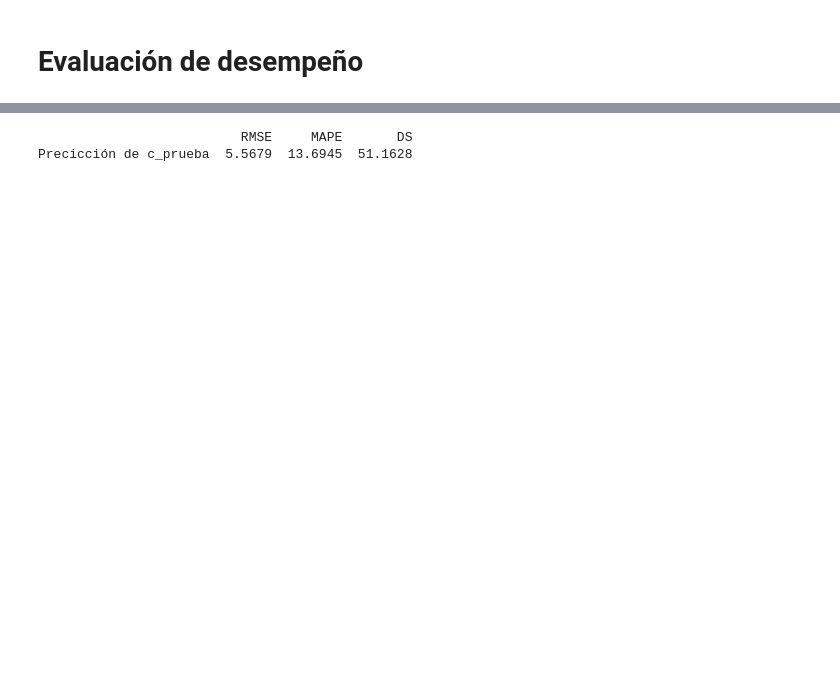
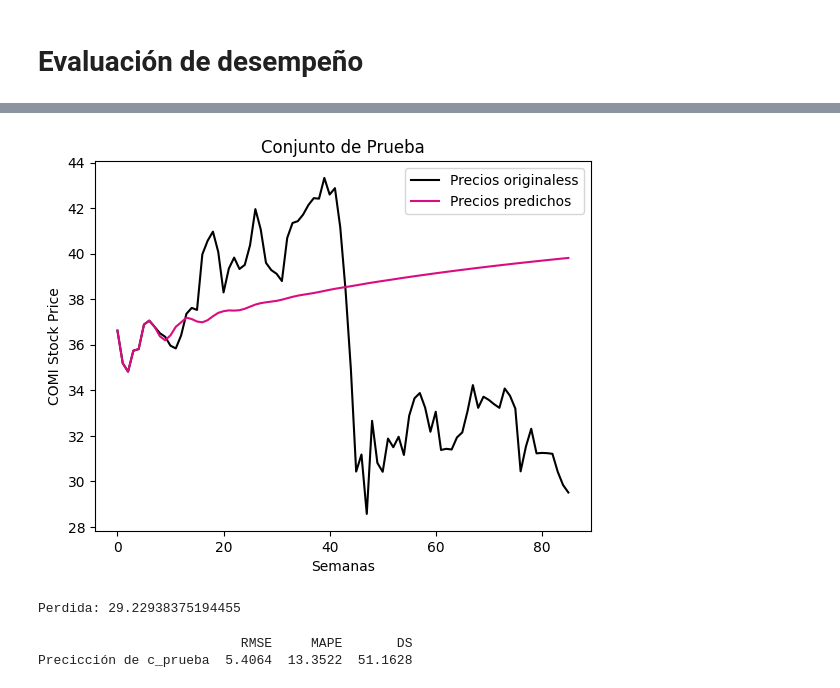
Before and after one commit to MiguelAngelLiera/Stock_Exchange_NN_PP, a Jupyter notebook: LSTM.ipynb, the cells around one changed output, grey strips where cells are left out. Cells and saved outputs as stored; diff of their text form; code cells hidden in the pictures; blank space fills up the shorter version.

```diff
--- a/LSTM.ipynb
+++ b/LSTM.ipynb
@@ -275,23 +241,11 @@ plt.show()
 # %%
 # Ahora, el modelo ha sido entrenado de manera iterativa
-
 red_ap_X_prueba_n = np.reshape(X_prueba_n[0,:], (1, X_prueba_n[0,:].shape[0], 1))
 red_ap_precios_predichos = red.predict(red_ap_X_prueba_n)
 f_predicted_sp_cierre = m_m_s.inverse_transform(red_ap_precios_predichos)
 
 # Predice el conjunto de prueba usando la prediccion predictiva (ñps datos que va prediciendo)
-
-red_ap_precios_predichos = utls.genera_prediccion_predictiva(red_ap_X_prueba_n.reshape(8),8,78,red)
+red_ap_precios_predichos = utls.genera_prediccion_predictiva(red_ap_X_prueba_n.reshape(8),8,precios_reales.shape[0],red)
 temp = red_ap_precios_predichos
-red_ap_precios_predichos = m_m_s_prueba.inverse_transform(red_ap_precios_predichos.reshape(86,1))
-
-#Sin normalizar
-#red_ap_precios_predichos = m_m_s_prueba.inverse_transform(c_prueba_n)
-plt.plot(c_prueba, color = 'black', label = 'COMI original Stock prices') #c_prueba_n
-plt.plot(red_ap_precios_predichos, color='#DA0C81', label = 'Predicted COMI closing Stock prices')
-plt.title('COMI Stock Price Prediction')
-plt.xlabel('Semanas')
-plt.ylabel('COMI Stock Price')
-plt.legend()
-plt.show()
+red_ap_precios_predichos = m_m_s_prueba.inverse_transform(red_ap_precios_predichos.reshape(c_prueba.shape[0],1))
 # %% [output]
@@ -316,3 +269,17 @@ plt.show()
+# %%
+#Sin normalizar
+#red_ap_precios_predichos = m_m_s_prueba.inverse_transform(c_prueba_n)
+plt.plot(c_prueba, color = 'black', label = 'Precios originaless') #c_prueba_n
+plt.plot(red_ap_precios_predichos, color='#DA0C81', label = 'Precios predichos')
+plt.title('Conjunto de Prueba')
+plt.xlabel('Semanas')
+plt.ylabel('COMI Stock Price')
+plt.legend()
+plt.show()
+print(f"Perdida: {mean_squared_error(np.reshape(red_ap_precios_predichos, (red_ap_precios_predichos.shape[0])), np.reshape(c_prueba, (c_prueba.shape[0])))}")
+# %% [output]
+[figure, added]
+Perdida: 29.22938375194455
 # %%
 import pandas as pd
 r_c_prueba_txt = 'Precicción de c_prueba'
@@ -338,4 +305,4 @@ df_errores = pd.DataFrame({
 print(df_errores)
 # %% [output]
                           RMSE     MAPE       DS
-Precicción de c_prueba  5.5679  13.6945  51.1628
+Precicción de c_prueba  5.4064  13.3522  51.1628
```
Also changed, not shown: parts of 13 cells of this notebook, 55 other files.
